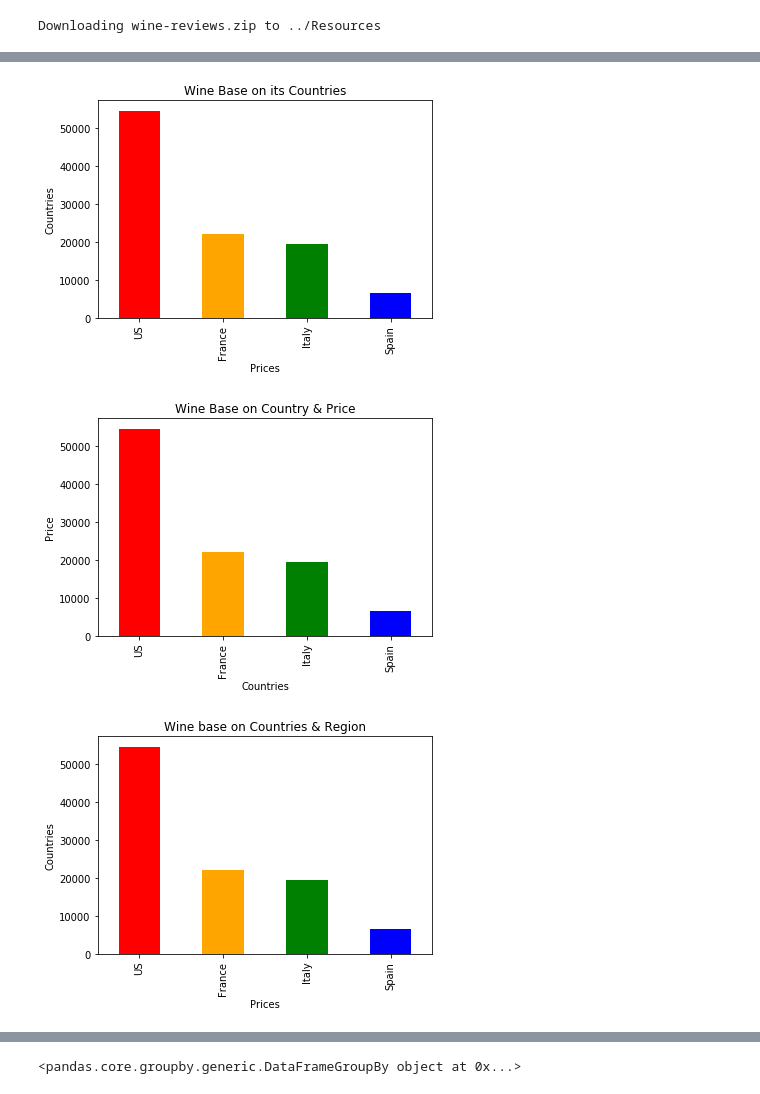
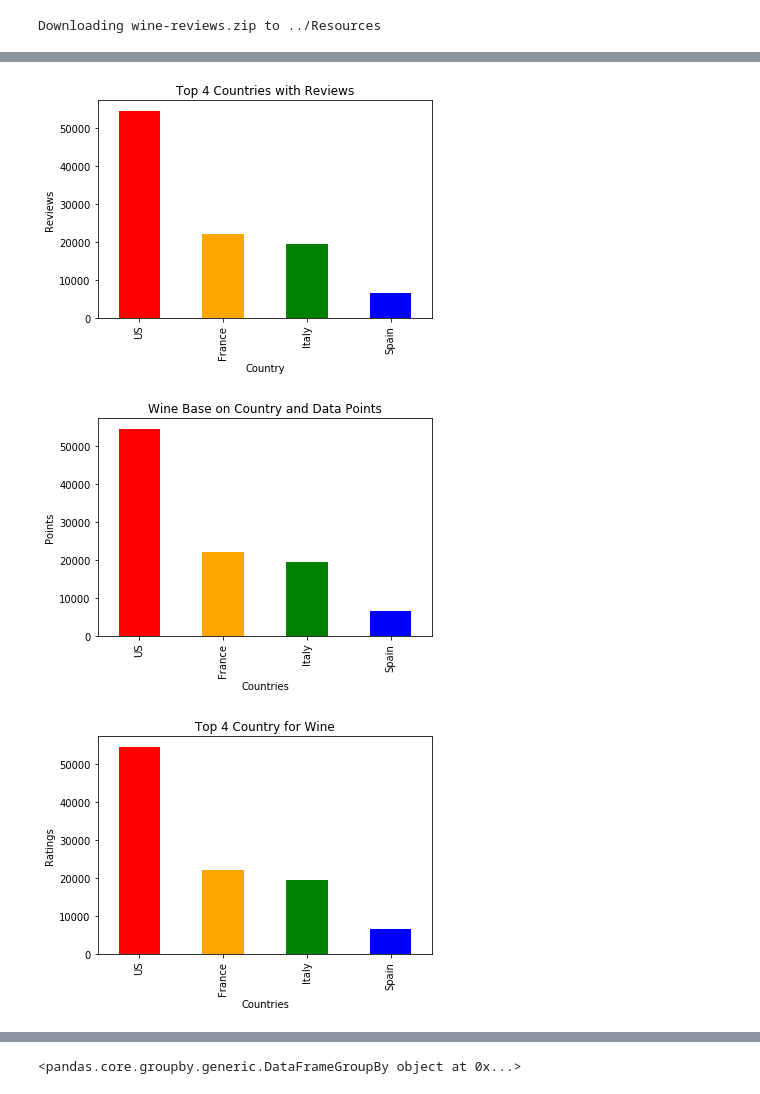
Before and after one commit to michaelweikman/WineDataAnalysis, a Jupyter notebook: Analysis/Wine_data.ipynb, the cells around one changed output, grey strips where cells are left out. Drawn from its saved outputs; the diff is of its cells as text; code cells hidden in the pictures.

Commit message:
Correct the graph.

```diff
--- a/Analysis/Wine_data.ipynb
+++ b/Analysis/Wine_data.ipynb
@@ -52,37 +50,37 @@ region1 = region.iloc[0:4]
 country1.plot(kind='bar', color=['red', 'orange', 'green', 'blue'])
 
 # Give our chart some labels and a tile
-plt.title("Wine Base on its Countries")
-plt.xlabel("Prices")
-plt.ylabel("Countries")
+plt.title("Top 4 Countries with Reviews")
+plt.xlabel("Country")
+plt.ylabel("Reviews")
 plt.savefig(f"../Analysis/png_output/wine_base_on_countries")
 plt.show()
 # %% [output]
-[figure, old version]
+[figure, new version]
 # %%
 price1.plot(kind='bar', color=['red', 'orange', 'green', 'blue'])
 country1.plot(kind='bar', color=['red', 'orange', 'green', 'blue'])
 
 # Give our chart some labels and a tile
-plt.title("Wine Base on Country & Price")
+plt.title("Wine Base on Country and Data Points")
 plt.xlabel("Countries")
-plt.ylabel("Price")
+plt.ylabel("Points")
 plt.savefig(f"../Analysis/png_output/country_vs_price")
 plt.show()
 # %% [output]
-[figure, old version]
+[figure, new version]
 # %%
 region1.plot(kind='bar', color=['red', 'orange', 'green', 'blue'])
 country1.plot(kind='bar', color=['red', 'orange', 'green', 'blue'])
 
 # Give our chart some labels and a tile
-plt.title("Wine base on Countries & Region")
-plt.xlabel("Prices")
-plt.ylabel("Countries")
+plt.title("Top 4 Country for Wine")
+plt.xlabel("Countries")
+plt.ylabel("Ratings")
 plt.savefig(f"../Analysis/png_output/country_vs_regions")
 plt.show()
 # %% [output]
-[figure, old version]
+[figure, new version]
 # %%
 price1.plot(kind ='barh', color=['red', 'orange', 'green', 'blue'])
 region1.plot(kind = 'barh', color=['red', 'orange', 'green', 'blue'])
```
Also changed, not shown: parts of 2 cells of this notebook, 4 other files.
